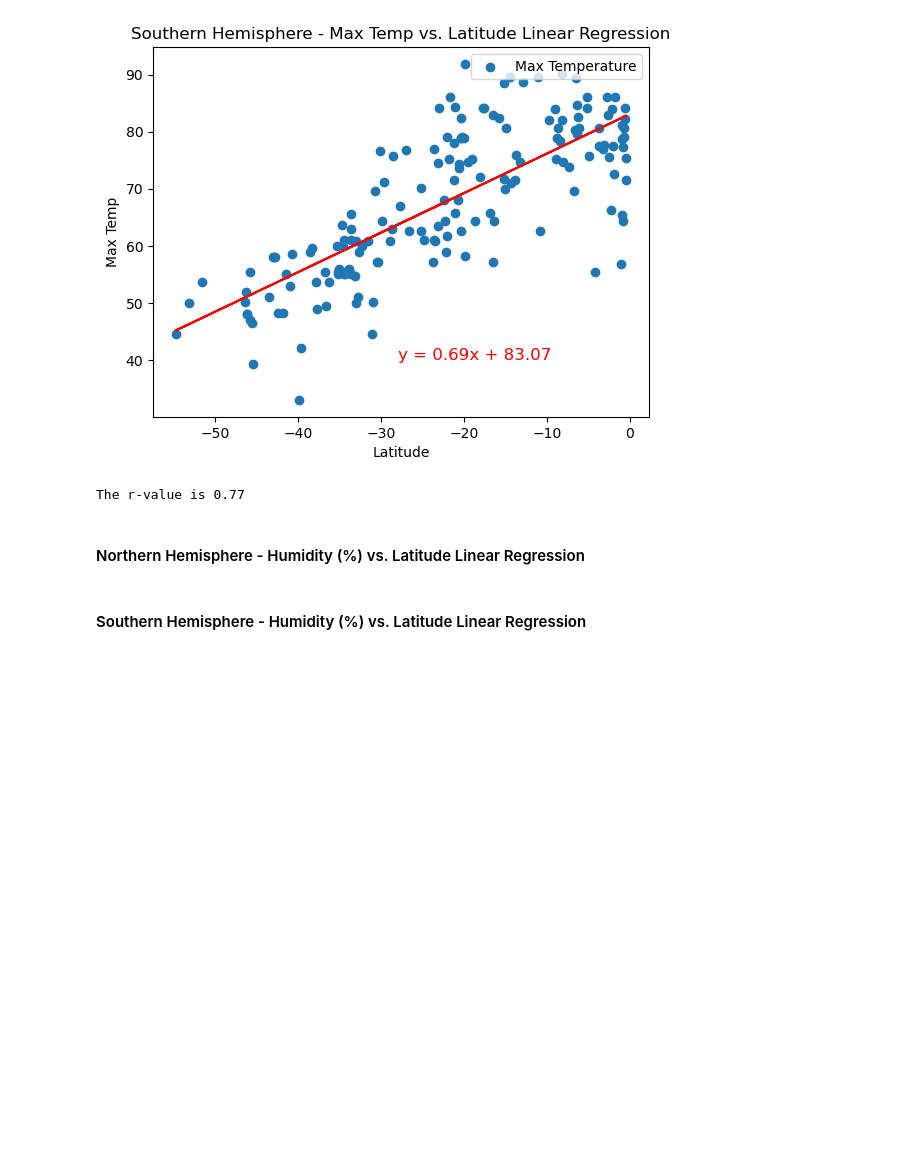
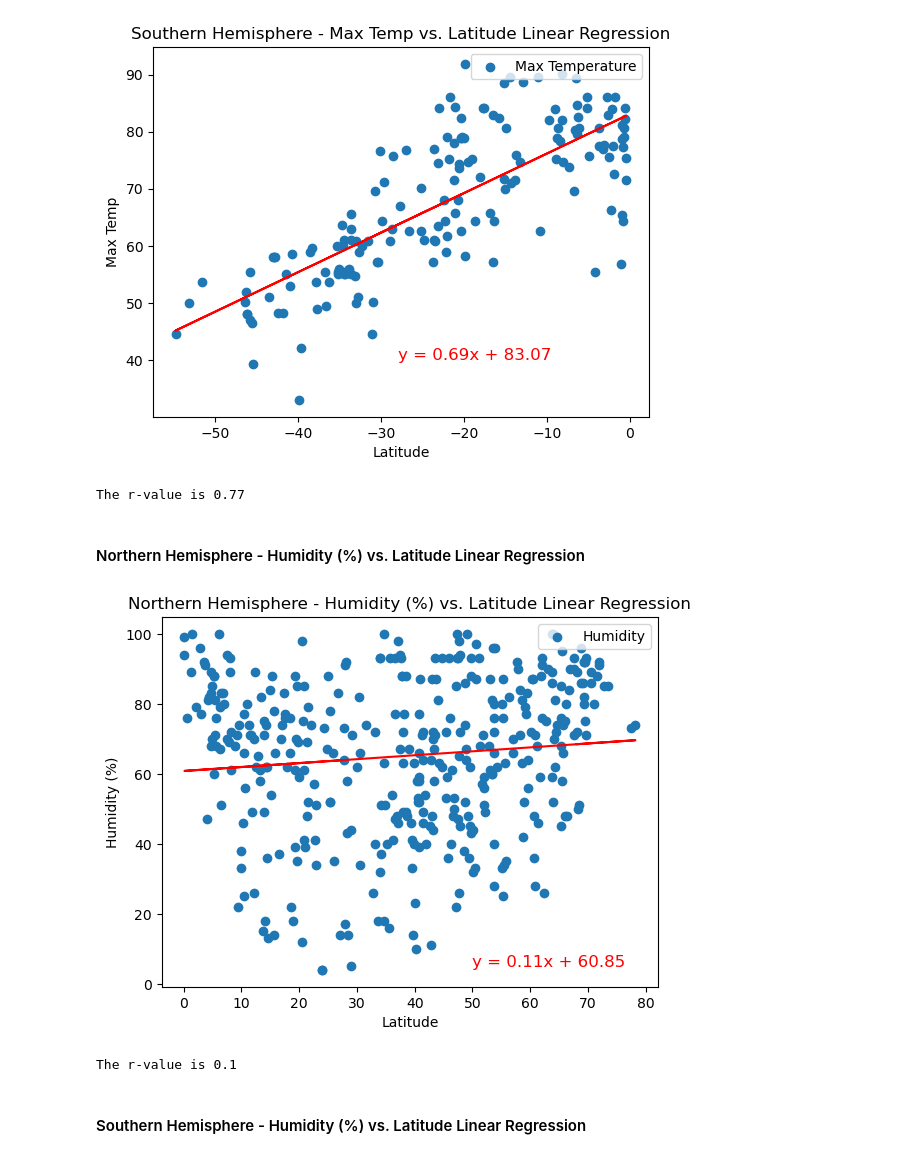
Before and after one commit to vgpass/python_api-challenge, a Jupyter notebook: WeatherPy/WeatherPyworking.ipynb, the cells around one changed output. Saved outputs shown, nothing was run; the diff lists cells and outputs as text; code cells hidden in the pictures; blank space fills up the shorter version.

```diff
--- a/WeatherPy/WeatherPyworking.ipynb
+++ b/WeatherPy/WeatherPyworking.ipynb
@@ -374,19 +374,22 @@ The r-value is 0.77
 # %% [markdown]
 ####  Northern Hemisphere - Humidity (%) vs. Latitude Linear Regression
 # %%
-slope, inter, rvalue, pvalue, stderr = linregress(north_hem['Lat'], north_hem['Max Temp'])
+slope, inter, rvalue, pvalue, stderr = linregress(north_hem['Lat'], north_hem['Humidity'])
 regress_values = north_hem['Lat'] * slope + inter
 line_eq = f'y = {str(round(slope,2))}x + {str(round(inter,2))}'
-plt.scatter(north_hem['Lat'], north_hem['Max Temp'])
+plt.scatter(north_hem['Lat'], north_hem['Humidity'])
 plt.plot(north_hem['Lat'],regress_values,"r-")
-plt.annotate(line_eq, (21, 15), fontsize=12, color="red")
-plt.title('Northern Hemisphere - Max Temp vs. Latitude Linear Regression')
-plt.legend(['Max Temperature'], loc='upper right')
+plt.annotate(line_eq, (50, 5), fontsize=12, color="red")
+plt.title('Northern Hemisphere - Humidity (%) vs. Latitude Linear Regression')
+plt.legend(['Humidity'], loc='upper right')
 plt.xlabel('Latitude')
-plt.ylabel('Max Temp')
+plt.ylabel('Humidity (%)')
 plt.savefig('scatter_reg.png')
 plt.show()
 print(f'The r-value is {round(rvalue,2)}')
+# %% [output]
+[figure, added]
+The r-value is 0.1
 # %% [markdown]
 ####  Southern Hemisphere - Humidity (%) vs. Latitude Linear Regression
 # %%
```
Also changed, not shown: parts of 5 cells of this notebook, 1 other file.
